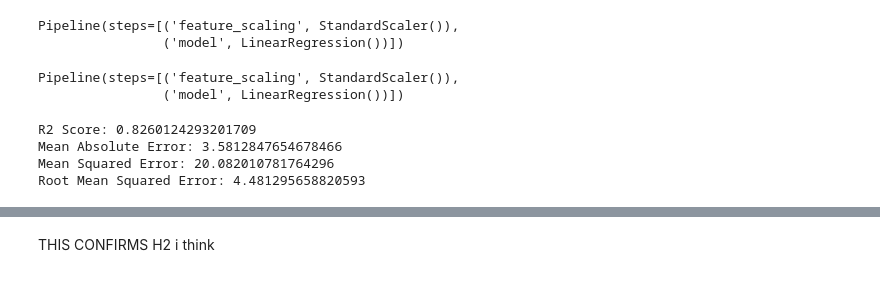
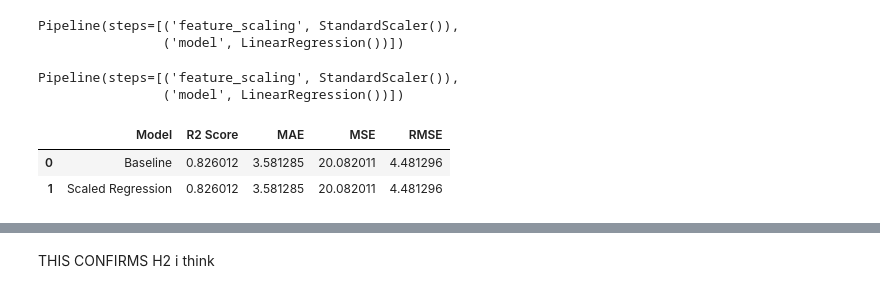
Before and after one commit to tb9757/Student-Academic-Performance, a Jupyter notebook: jupyter_notebooks/3. ml_linear_regression.ipynb, the cells around one changed output, grey strips where cells are left out. Cells and saved outputs as stored; diff of their text form; code cells hidden in the pictures.

Commit message:
Add regression scores for scaled pipeline (#21, #14)

```diff
--- a/jupyter_notebooks/3. ml_linear_regression.ipynb
+++ b/jupyter_notebooks/3. ml_linear_regression.ipynb
@@ -273,15 +271,19 @@ Pipeline(steps=[('feature_scaling', StandardScaler()),
 # %%
 pipeline_prediction = pipeline.predict(X_test)
 # %%
-print("R2 Score:", r2_score(y_test, pipeline_prediction))
-print("Mean Absolute Error:", mean_absolute_error(y_test, pipeline_prediction))
-print("Mean Squared Error:", mean_squared_error(y_test, pipeline_prediction))
-print("Root Mean Squared Error:", np.sqrt(mean_squared_error(y_test, pipeline_prediction)))
+pipeline_reg_scores = {"Model": "Scaled Regression",
+                       "R2 Score": r2_score(y_test, pipeline_prediction),
+                       "MAE": mean_absolute_error(y_test, pipeline_prediction),
+                       "MSE": mean_squared_error(y_test, pipeline_prediction),
+                       "RMSE": np.sqrt(mean_squared_error(y_test, pipeline_prediction))
+              }
+
+df_reg_scores.loc[len(df_reg_scores)] = pipeline_reg_scores
+df_reg_scores
 # %% [output]
-R2 Score: 0.8260124293201709
-Mean Absolute Error: 3.5812847654678466
-Mean Squared Error: 20.082010781764296
-Root Mean Squared Error: 4.481295658820593
+|  | Model | R2 Score | MAE | MSE | RMSE |
+| 0 | Baseline | 0.826012 | 3.581285 | 20.082011 | 4.481296 |
+| 1 | Scaled Regression | 0.826012 | 3.581285 | 20.082011 | 4.481296 |
 # %%
 
 # from sklearn.feature_selection import SelectFromModel
```
Also changed, not shown: parts of 6 cells of this notebook.
